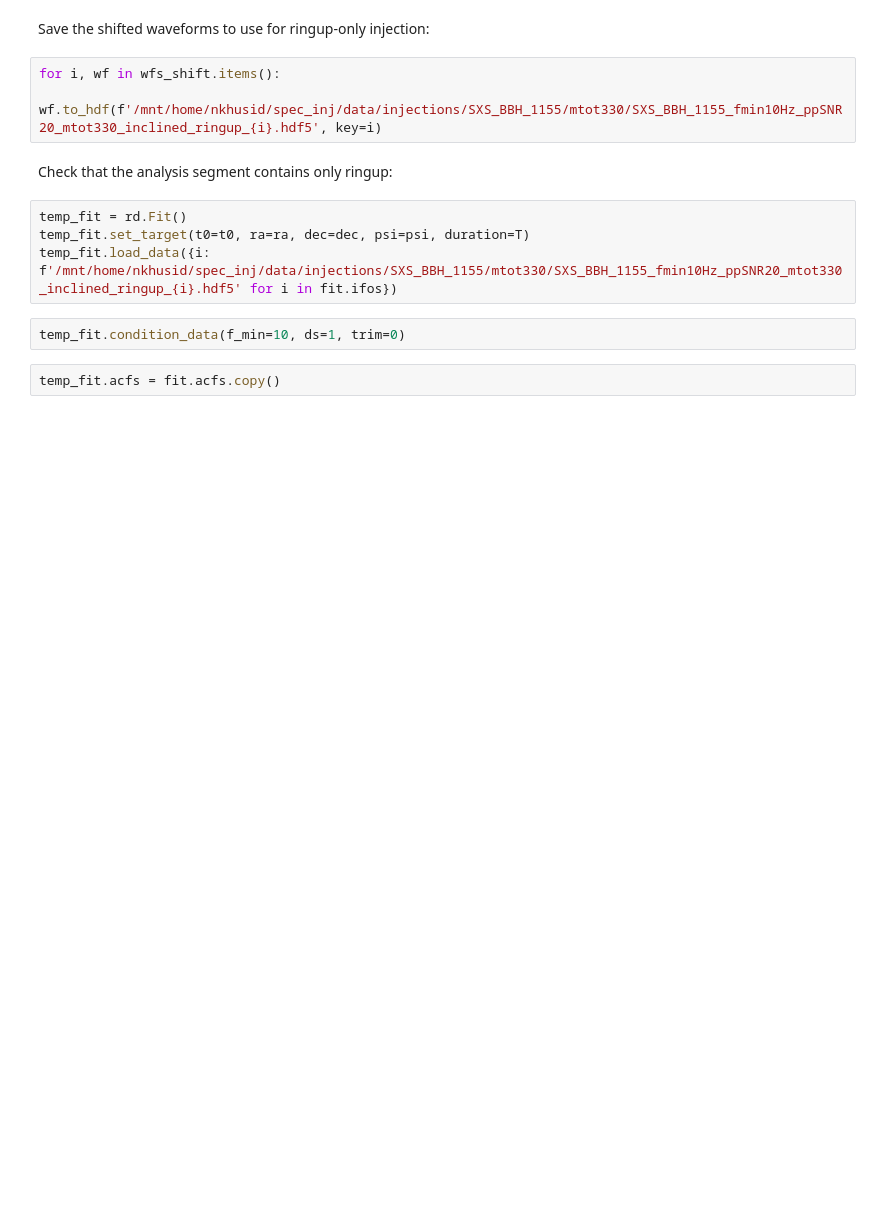
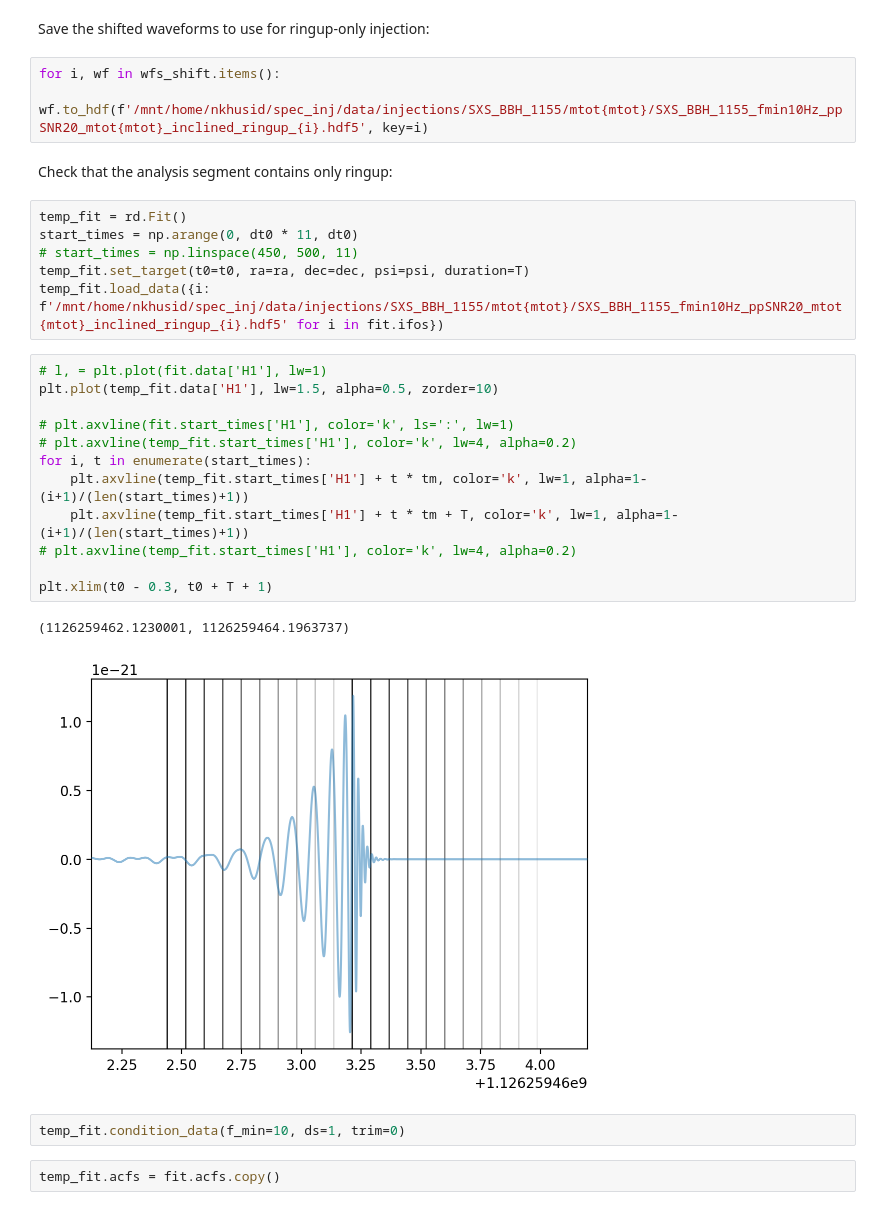
Before and after one commit to nkhusid/spectroscopic_injections, a Jupyter notebook: notebooks/ringup_injection.ipynb, the cells around one changed output. Drawn from its saved outputs; the diff is of its cells as text; blank space fills up the shorter version.

```diff
--- a/notebooks/ringup_injection.ipynb
+++ b/notebooks/ringup_injection.ipynb
@@ -86,13 +105,30 @@ leg1 = ax.legend(frameon=False, loc='upper left')
 Save the shifted waveforms to use for ringup-only injection:
 # %%
 for i, wf in wfs_shift.items():
-    wf.to_hdf(f'/mnt/home/nkhusid/spec_inj/data/injections/SXS_BBH_1155/mtot330/SXS_BBH_1155_fmin10Hz_ppSNR20_mtot330_inclined_ringup_{i}.hdf5', key=i)
+    wf.to_hdf(f'/mnt/home/nkhusid/spec_inj/data/injections/SXS_BBH_1155/mtot{mtot}/SXS_BBH_1155_fmin10Hz_ppSNR20_mtot{mtot}_inclined_ringup_{i}.hdf5', key=i)
 # %% [markdown]
 Check that the analysis segment contains only ringup:
 # %%
 temp_fit = rd.Fit()
+start_times = np.arange(0, dt0 * 11, dt0)
+# start_times = np.linspace(450, 500, 11)
 temp_fit.set_target(t0=t0, ra=ra, dec=dec, psi=psi, duration=T)
-temp_fit.load_data({i: f'/mnt/home/nkhusid/spec_inj/data/injections/SXS_BBH_1155/mtot330/SXS_BBH_1155_fmin10Hz_ppSNR20_mtot330_inclined_ringup_{i}.hdf5' for i in fit.ifos})
+temp_fit.load_data({i: f'/mnt/home/nkhusid/spec_inj/data/injections/SXS_BBH_1155/mtot{mtot}/SXS_BBH_1155_fmin10Hz_ppSNR20_mtot{mtot}_inclined_ringup_{i}.hdf5' for i in fit.ifos})
+# %%
+# l, = plt.plot(fit.data['H1'], lw=1)
+plt.plot(temp_fit.data['H1'], lw=1.5, alpha=0.5, zorder=10)
+
+# plt.axvline(fit.start_times['H1'], color='k', ls=':', lw=1)
+# plt.axvline(temp_fit.start_times['H1'], color='k', lw=4, alpha=0.2)
+for i, t in enumerate(start_times):
+    plt.axvline(temp_fit.start_times['H1'] + t * tm, color='k', lw=1, alpha=1-(i+1)/(len(start_times)+1))
+    plt.axvline(temp_fit.start_times['H1'] + t * tm + T, color='k', lw=1, alpha=1-(i+1)/(len(start_times)+1))
+# plt.axvline(temp_fit.start_times['H1'], color='k', lw=4, alpha=0.2)
+
+plt.xlim(t0 - 0.3, t0 + T + 1)
+# %% [output]
+(1126259462.1230001, 1126259464.1963737)
+[figure, added]
 # %%
 temp_fit.condition_data(f_min=10, ds=1, trim=0)
 # %%
```
Also changed, not shown: parts of 25 cells of this notebook, 9 other files.
